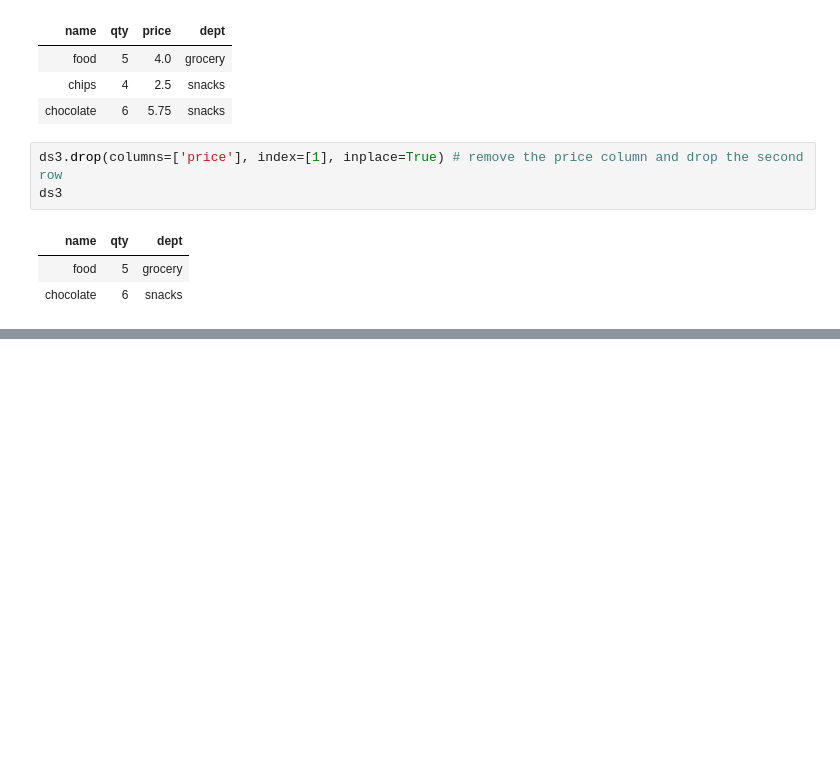
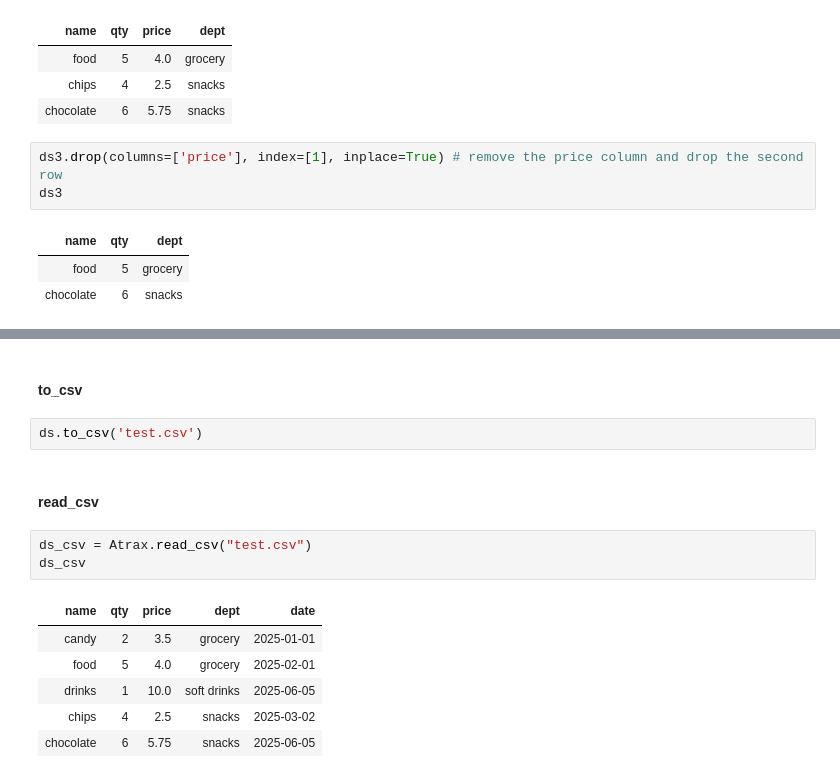
Before and after one commit to C5m7b4/maths, a Jupyter notebook: playgrounds/atrix_whiteboard.ipynb, the cells around one changed output, grey strips where cells are left out. Saved outputs shown, nothing was run; the diff lists cells and outputs as text; blank space fills up the shorter version.

```diff
--- a/playgrounds/atrix_whiteboard.ipynb
+++ b/playgrounds/atrix_whiteboard.ipynb
@@ -585,0 +610,16 @@ ds3
+# %% [markdown]
+#### to_csv
+# %%
+ds.to_csv('test.csv')
+# %% [markdown]
+#### read_csv
+# %%
+ds_csv = Atrax.read_csv("test.csv")
+ds_csv
+# %% [output]
+| name | qty | price | dept | date |
+| candy | 2 | 3.5 | grocery | 2025-01-01 |
+| food | 5 | 4.0 | grocery | 2025-02-01 |
+| drinks | 1 | 10.0 | soft drinks | 2025-06-05 |
+| chips | 4 | 2.5 | snacks | 2025-03-02 |
+| chocolate | 6 | 5.75 | snacks | 2025-06-05 |
```
Also changed, not shown: parts of 33 cells of this notebook, 1 other file.
